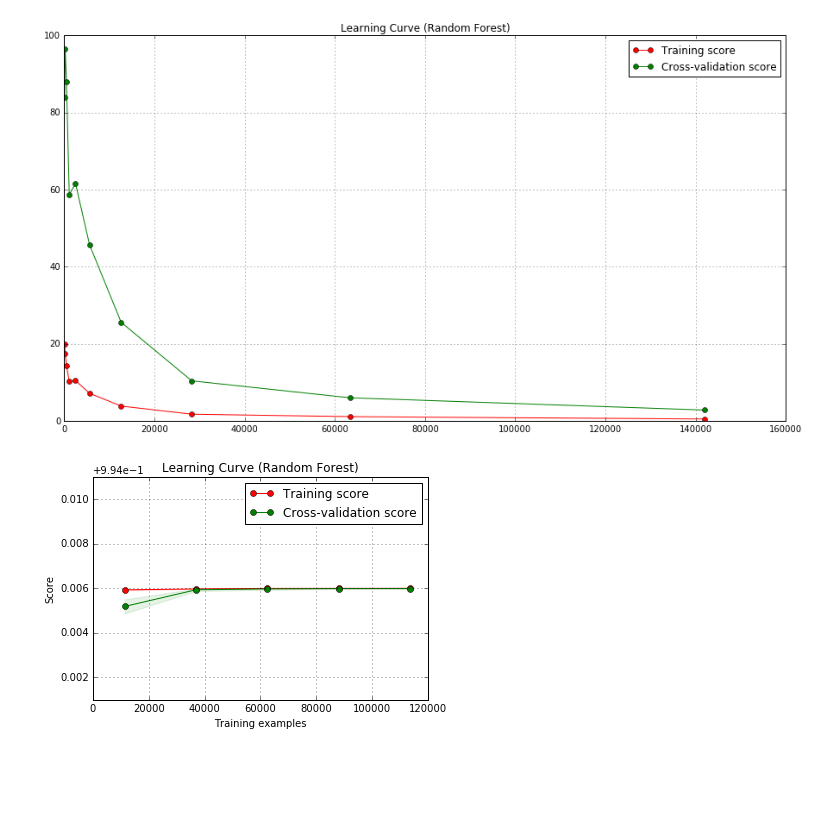
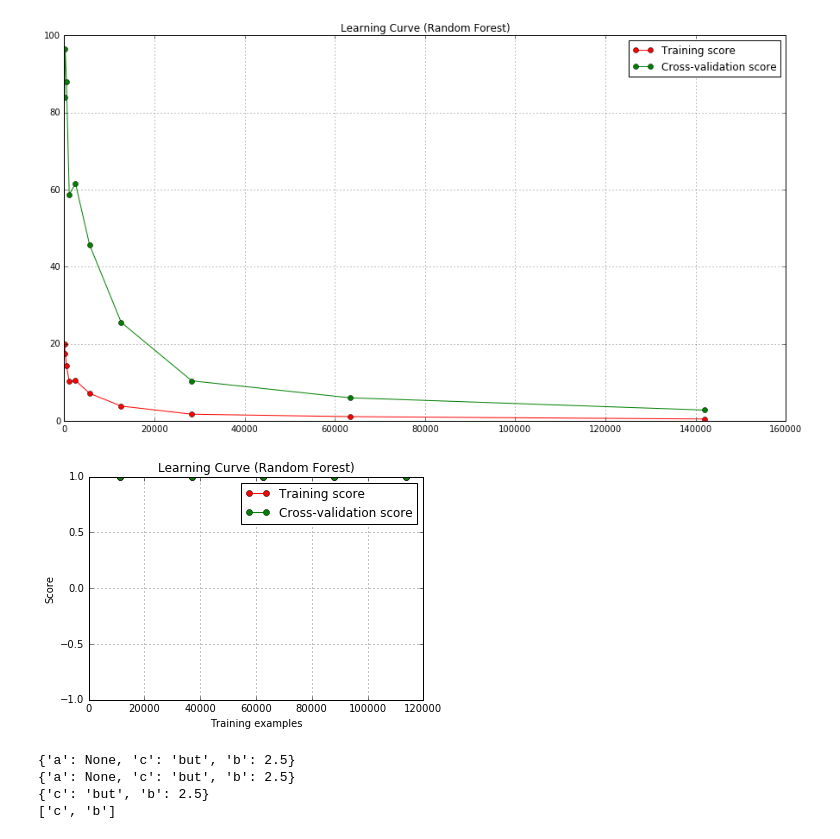
Before and after one commit to cleipski/CropPredict, a Jupyter notebook: 02_data_exploration_and_modeling.ipynb, the cells around one changed output. Drawn from its saved outputs; the diff is of its cells as text; code cells hidden in the pictures; blank space fills up the shorter version.

```diff
--- a/02_data_exploration_and_modeling.ipynb
+++ b/02_data_exploration_and_modeling.ipynb
@@ -226,6 +228,7 @@ For now, I include the following algorithms:
 from sklearn.model_selection import cross_val_score
 cv_k = 5
 cv_scoring = 'neg_mean_squared_error'
+cv_scoring = 'r2'
 # %% [markdown]
 The data are grouped by county and ordered by time. For a reliable training and testing scenario, the data will have to be shuffled.
 # %%
@@ -291,2 +303,9 @@ print(scores)
 # %% [markdown]
 Check the feature importance determined from the random forest regressor:
+# %%
+feature_names = X_train.columns
+est = RandomForestRegressor(n_estimators=10, n_jobs=-1)
+est.fit(X_train, y_train)
+features = zip(feature_names,est.feature_importances_)
+for feature in features:
+    print(feature)
@@ -474,9 +514,9 @@ tuned_parameters = [{'n_estimators': [10,100],
                      'max_depth': [5],
                     'learning_rate': [0.1]}]
 
-tuned_parameters = [{'n_estimators': [1000],
-                     'max_depth': [3],
-                    'learning_rate': [0.1]}]
+tuned_parameters = [{'n_estimators': [100,1000],
+                     'max_depth': [3,5],
+                    'learning_rate': [0.1,0.5]}]
 
 
 est_base = GradientBoostingRegressor(random_state=0, loss='ls')
@@ -518,3 +735,7 @@ Now I have to test the baias-variance trade off for these well performing models
+# %%
+cv_k = 5
+cv_scoring = 'neg_mean_squared_error'
+cv_scoring = 'r2'
 # %%
 # Random forest regression
 now = time.time()
@@ -690,42 +911,42 @@ def plot_learning_curve(estimator, title, X, y, ylim=None, cv=None,
     plt.xlabel("Training examples")
     plt.ylabel("Score")
     train_sizes, train_scores, test_scores = learning_curve(
-        estimator, X, y, cv=cv, n_jobs=n_jobs, train_sizes=train_sizes, scoring=cv_scoring)
+        estimator, X, y, cv=cv, n_jobs=n_jobs, train_sizes=train_sizes)
     train_scores_mean = np.mean(train_scores, axis=1)
     train_scores_std = np.std(train_scores, axis=1)
     test_scores_mean = np.mean(test_scores, axis=1)
     test_scores_std = np.std(test_scores, axis=1)
     plt.grid()
 
     plt.fill_between(train_sizes, train_scores_mean - train_scores_std,
                      train_scores_mean + train_scores_std, alpha=0.1,
                      color="r")
     plt.fill_between(train_sizes, test_scores_mean - test_scores_std,
                      test_scores_mean + test_scores_std, alpha=0.1, color="g")
     plt.plot(train_sizes, train_scores_mean, 'o-', color="r",
              label="Training score")
     plt.plot(train_sizes, test_scores_mean, 'o-', color="g",
              label="Cross-validation score")
 
     plt.legend(loc="best")
     return plt
 
 
 X, y = X_train, y_train
 
 
 title = "Learning Curve (Random Forest)"
 # Cross validation with 100 iterations to get smoother mean test and train
 # score curves, each time with 20% data randomly selected as a validation set.
 # cv = ShuffleSplit(n_splits=100, test_size=0.2, random_state=0)
 
 est = RandomForestRegressor(n_estimators=10, n_jobs=-1)
-plot_learning_curve(est, title, X, y, ylim=(0.995, 1.005), cv=kf, n_jobs=-1)
+plot_learning_curve(est, title, X, y, ylim=(-1, 1.0), cv=kf, n_jobs=-1)
 
 
 plt.show()
 # %% [output]
-[figure, old version]
+[figure, new version]
 # %%
 # scikit-learn/sklearn/model_selection/_validation.py source
 
@@ -968,3 +1189,35 @@ def learning_curve(estimator, X, y, groups=None,
     out = np.asarray(out).transpose((2, 1, 0))
 
     return train_sizes_abs, out[0], out[1]
+# %%
+a = None
+b = 2.5
+c = 'but'
+
+fit_params = {'a': a, 'b': b, 'c': c}
+print(fit_params)
+fit_params_1 = fit_params if fit_params is not None else {}
+print(fit_params_1)
+
+
+
+
+#     # Adjust length of sample weights
+#     fit_params = fit_params if fit_params is not None else {}
+
+
+#     fit_params = dict([(k, _index_param_value(X, v, train))
+#                       for k, v in fit_params.items()])
+
+
+some_dict = {key: value for key, value in fit_params.items()
+             if value is not None}
+
+print(some_dict)
+
+print(some_dict.keys())
+# %% [output]
+{'a': None, 'c': 'but', 'b': 2.5}
+{'a': None, 'c': 'but', 'b': 2.5}
+{'c': 'but', 'b': 2.5}
+['c', 'b']
```
Also changed, not shown: parts of 20 cells of this notebook.
